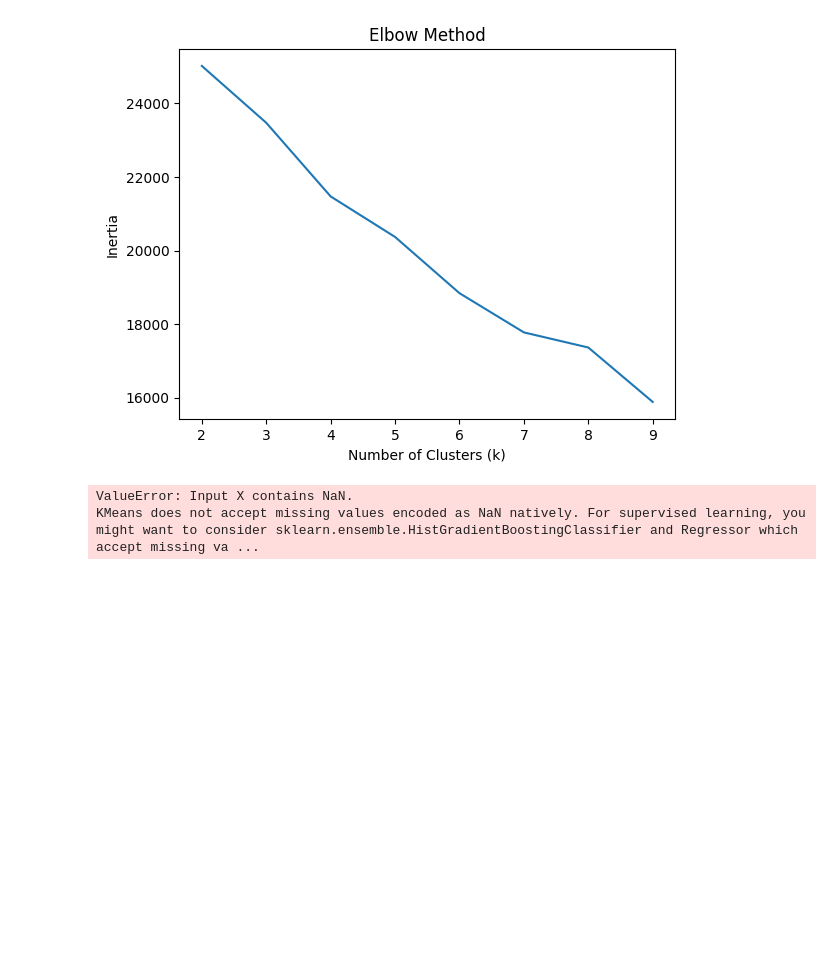
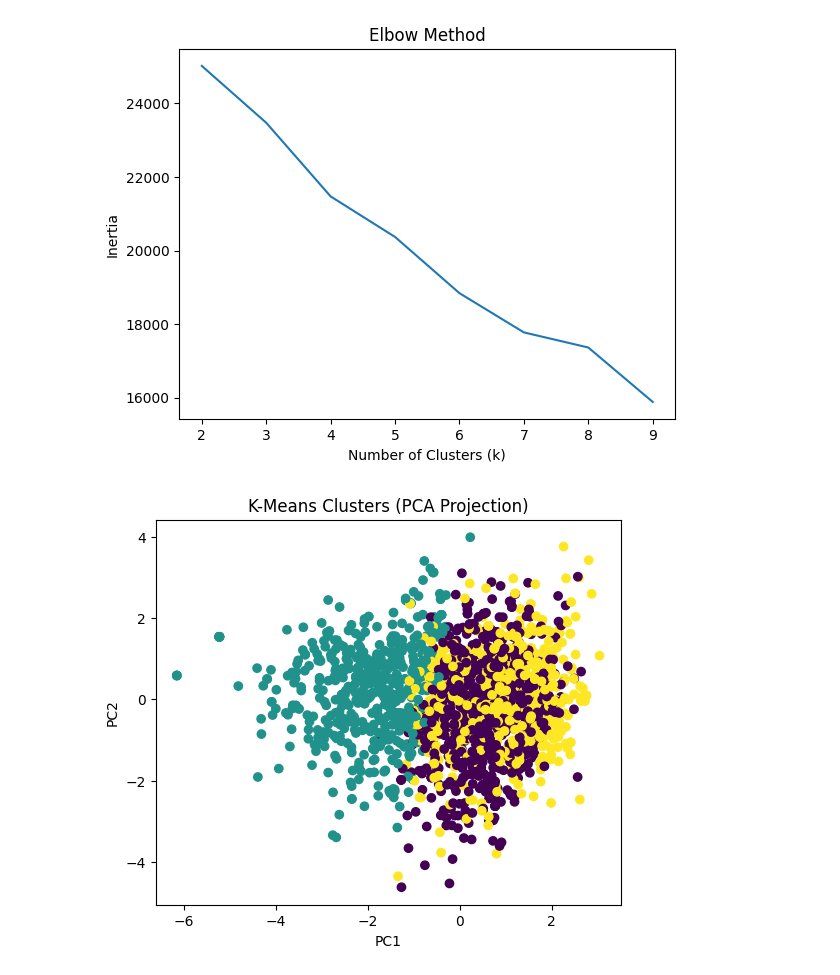
Before and after one commit to Kyle-R-H/CS4168-Data-Mining-Group-Project, a Jupyter notebook: dataminer.ipynb, the cells around one changed output. Saved outputs shown, nothing was run; the diff lists cells and outputs as text; code cells hidden in the pictures; blank space fills up the shorter version.

```diff
--- a/dataminer.ipynb
+++ b/dataminer.ipynb
@@ -140,6 +140,7 @@ plt.show()
 # Fit Final K-Means (Eg - k=3)
 
 kmeans_pipe = Pipeline([
+    ("imputer", SimpleImputer(strategy="mean")),
     ("scaler", StandardScaler()),
     ("kmeans", KMeans(n_clusters=3, random_state=42))
 ])
@@ -147,21 +148,27 @@ kmeans_pipe = Pipeline([
 kmeans_pipe.fit(X_cluster)
 
 labels = kmeans_pipe.named_steps["kmeans"].labels_
-
-print("Silhouette Score:",
-      silhouette_score(StandardScaler().fit_transform(X_cluster), labels))
-# %% [output]
-ValueError: Input X contains NaN.
-KMeans does not accept missing values encoded as NaN natively. For supervised learning, you might want to consider sklearn.ensemble.HistGradientBoostingClassifier and Regressor which accept missing va ...
 # %%
 # Visualise Clusters (w/ PCS)
 
-scaler = StandardScaler()
-X_scaled = scaler.fit_transform(X_cluster)
+# Get preprocessing steps from the fitted pipeline
+imputer = kmeans_pipe.named_steps["imputer"]
+scaler = kmeans_pipe.named_steps["scaler"]
 
+# Apply preprocessing
+X_imputed = imputer.transform(X_cluster)
+X_scaled = scaler.transform(X_imputed)
+
+# Now PCA
 pca = PCA(n_components=2)
 X_pca = pca.fit_transform(X_scaled)
 
-plt.scatter(X_pca[:,0], X_pca[:,1], c=labels)
-plt.title("K-Means Clusters (PCA)")
+# Plot
+plt.figure(figsize=(6,5))
+plt.scatter(X_pca[:, 0], X_pca[:, 1], c=labels)
+plt.title("K-Means Clusters (PCA Projection)")
+plt.xlabel("PC1")
+plt.ylabel("PC2")
 plt.show()
+# %% [output]
+[figure, added]
```
